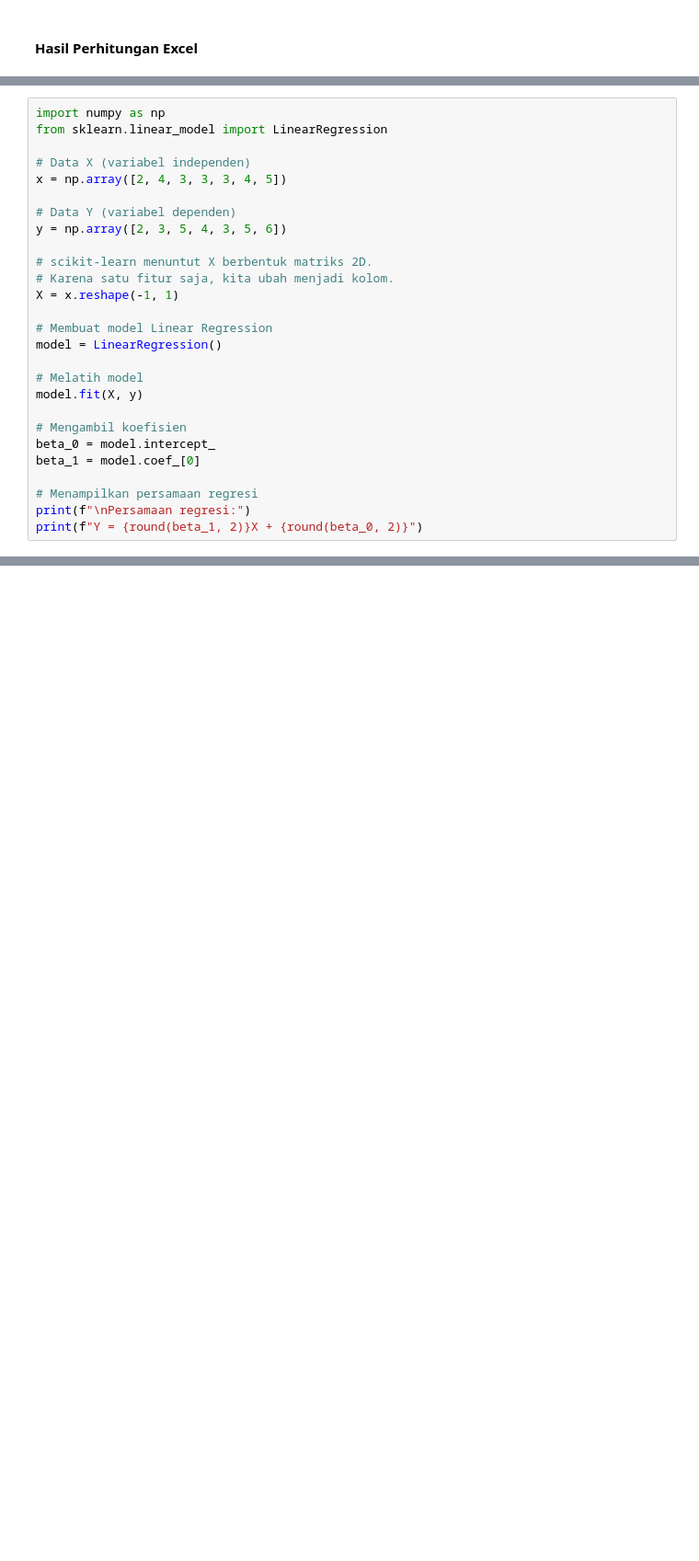
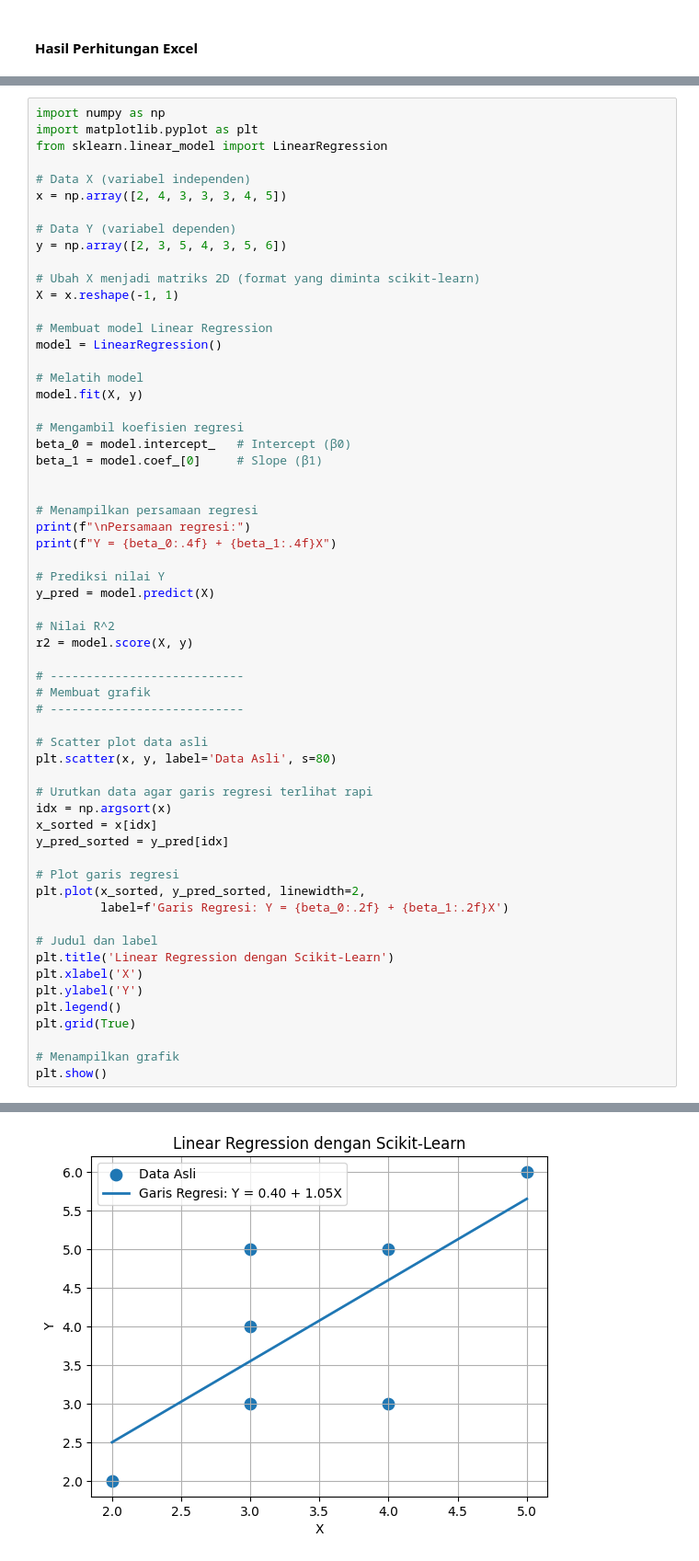
Before and after one commit to rafif251106/Pendata, a Jupyter notebook: Linear-Regression.ipynb, the cells around one changed output, grey strips where cells are left out. Shown at 92% size. Saved outputs shown, nothing was run; the diff lists cells and outputs as text; blank space fills up the shorter version.

```diff
--- a/Linear-Regression.ipynb
+++ b/Linear-Regression.ipynb
@@ -99,6 +99,7 @@ $$ \hat{Y} = 1.05X + 0.4 $$
 ![Gambar Garis Regression](image/geogebra-export.png)
 # %%
 import numpy as np
+import matplotlib.pyplot as plt
 from sklearn.linear_model import LinearRegression
 
 # Data X (variabel independen)
@@ -107,8 +108,7 @@ x = np.array([2, 4, 3, 3, 3, 4, 5])
 # Data Y (variabel dependen)
 y = np.array([2, 3, 5, 4, 3, 5, 6])
 
-# scikit-learn menuntut X berbentuk matriks 2D.
-# Karena satu fitur saja, kita ubah menjadi kolom.
+# Ubah X menjadi matriks 2D (format yang diminta scikit-learn)
 X = x.reshape(-1, 1)
 
 # Membuat model Linear Regression
@@ -117,12 +117,45 @@ model = LinearRegression()
 # Melatih model
 model.fit(X, y)
 
-# Mengambil koefisien
-beta_0 = model.intercept_
-beta_1 = model.coef_[0]
+# Mengambil koefisien regresi
+beta_0 = model.intercept_   # Intercept (β0)
+beta_1 = model.coef_[0]     # Slope (β1)
+
 
 # Menampilkan persamaan regresi
 print(f"\nPersamaan regresi:")
-print(f"Y = {round(beta_1, 2)}X + {round(beta_0, 2)}")
+print(f"Y = {beta_0:.4f} + {beta_1:.4f}X")
+
+# Prediksi nilai Y
+y_pred = model.predict(X)
+
+# Nilai R^2
+r2 = model.score(X, y)
+
+# ---------------------------
+# Membuat grafik
+# ---------------------------
+
+# Scatter plot data asli
+plt.scatter(x, y, label='Data Asli', s=80)
+
+# Urutkan data agar garis regresi terlihat rapi
+idx = np.argsort(x)
+x_sorted = x[idx]
+y_pred_sorted = y_pred[idx]
+
+# Plot garis regresi
+plt.plot(x_sorted, y_pred_sorted, linewidth=2,
+         label=f'Garis Regresi: Y = {beta_0:.2f} + {beta_1:.2f}X')
+
+# Judul dan label
+plt.title('Linear Regression dengan Scikit-Learn')
+plt.xlabel('X')
+plt.ylabel('Y')
+plt.legend()
+plt.grid(True)
+
+# Menampilkan grafik
+plt.show()
 # %% [output]
 Persamaan regresi:
@@ -129,0 +163 @@ Y = 1.05X + 0.4
+[figure, added]
```
Also changed, not shown: parts of 1 cell of this notebook, 12 other files.
